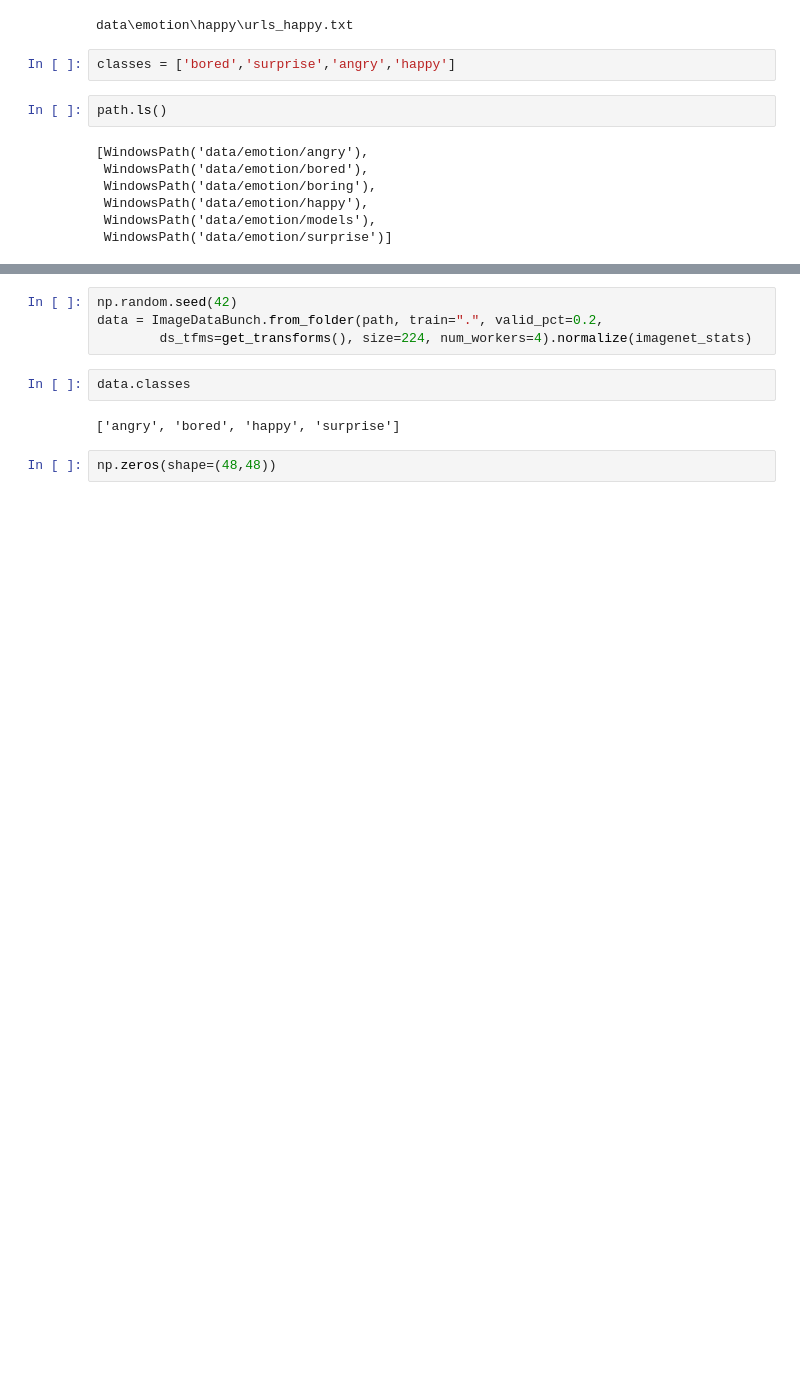
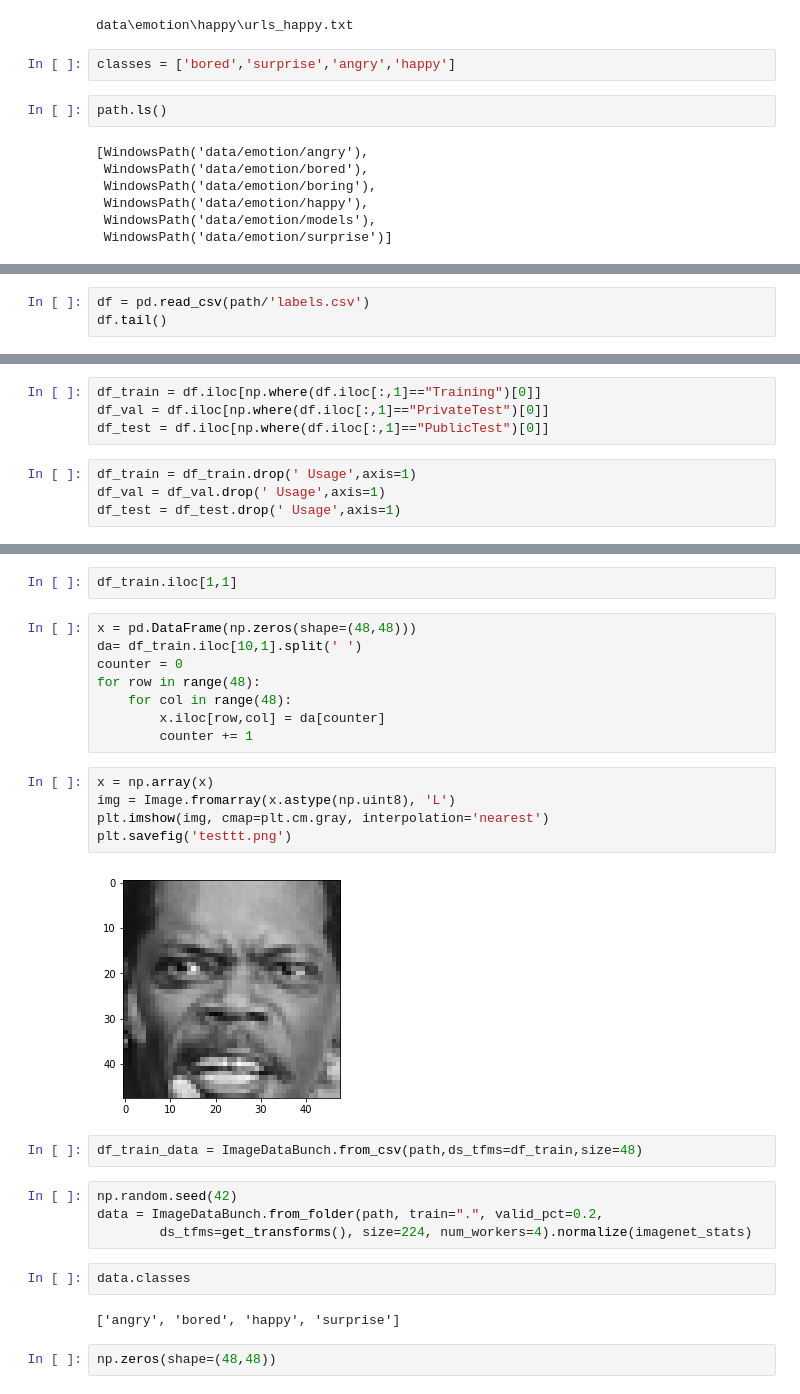
Before and after one commit to sky7725/design-thinking, a Jupyter notebook: 測試用.ipynb, the cells around one changed output, grey strips where cells are left out. Saved outputs shown, nothing was run; the diff lists cells and outputs as text; blank space fills up the shorter version.

```diff
--- a/測試用.ipynb
+++ b/測試用.ipynb
@@ -63,0 +83,3 @@ happy
+# %%
+df = pd.read_csv(path/'labels.csv')
+df.tail()
@@ -63,0 +117,8 @@ happy
+# %%
+df_train = df.iloc[np.where(df.iloc[:,1]=="Training")[0]]
+df_val = df.iloc[np.where(df.iloc[:,1]=="PrivateTest")[0]]
+df_test = df.iloc[np.where(df.iloc[:,1]=="PublicTest")[0]]
+# %%
+df_train = df_train.drop(' Usage',axis=1)
+df_val = df_val.drop(' Usage',axis=1)
+df_test = df_test.drop(' Usage',axis=1)
@@ -64,3 +154,22 @@ happy
+# %%
+df_train.iloc[1,1]
+# %%
+x = pd.DataFrame(np.zeros(shape=(48,48)))
+da= df_train.iloc[10,1].split(' ')
+counter = 0
+for row in range(48):
+    for col in range(48):
+        x.iloc[row,col] = da[counter]
+        counter += 1
+# %%
+x = np.array(x)
+img = Image.fromarray(x.astype(np.uint8), 'L')
+plt.imshow(img, cmap=plt.cm.gray, interpolation='nearest')
+plt.savefig('testtt.png')
+# %% [output]
+[figure, added]
+# %%
+df_train_data = ImageDataBunch.from_csv(path,ds_tfms=df_train,size=48)
 # %%
 np.random.seed(42)
 data = ImageDataBunch.from_folder(path, train=".", valid_pct=0.2,
```
Also changed, not shown: parts of 10 cells of this notebook.
